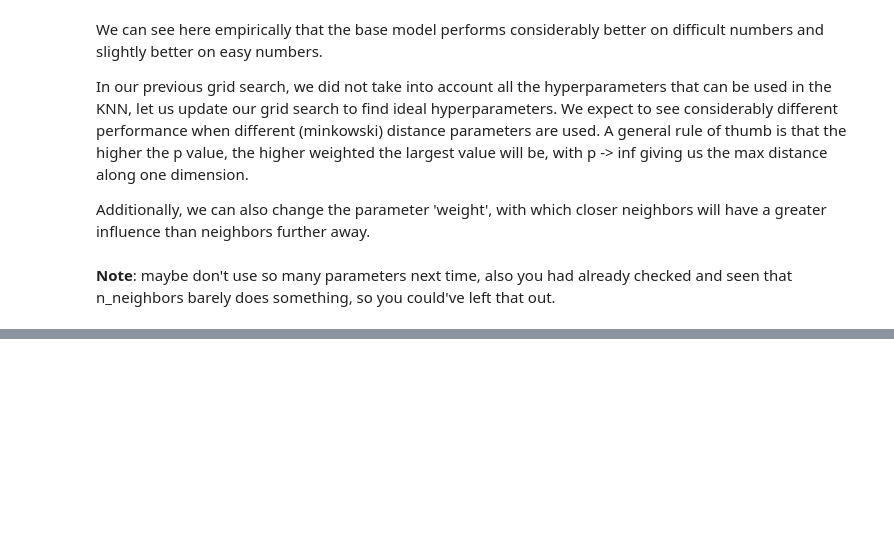
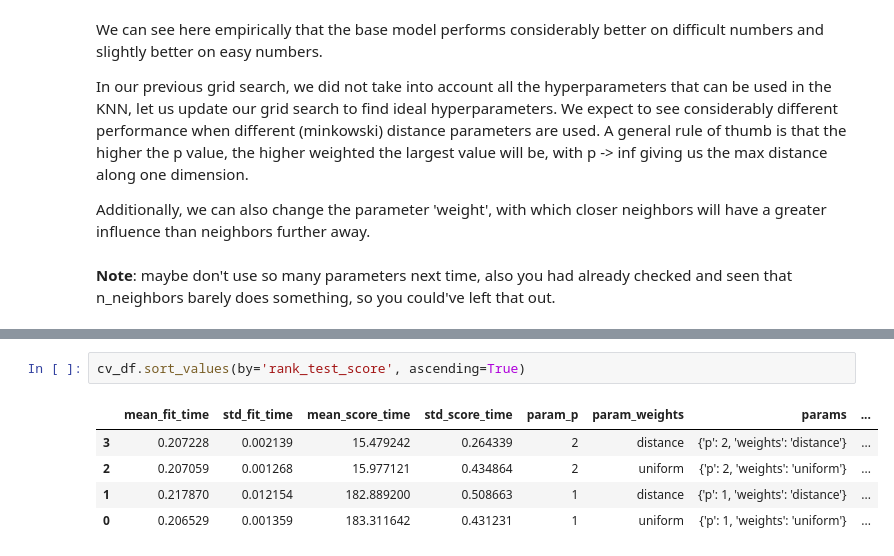
Before and after one commit to Kena-Njonge/HandsOnML, a Jupyter notebook: Chapter 3/MNISTClassifier.ipynb, the cells around one changed output, grey strips where cells are left out. Cells and saved outputs as stored; diff of their text form; blank space fills up the shorter version.

```diff
--- a/Chapter 3/MNISTClassifier.ipynb
+++ b/Chapter 3/MNISTClassifier.ipynb
@@ -338,0 +441,8 @@ print(cv_df)
+# %%
+cv_df.sort_values(by='rank_test_score', ascending=True)
+# %% [output]
+|  | mean_fit_time | std_fit_time | mean_score_time | std_score_time | param_p | param_weights | params | ... |
+| 3 | 0.207228 | 0.002139 | 15.479242 | 0.264339 | 2 | distance | {'p': 2, 'weights': 'distance'} | ... |
+| 2 | 0.207059 | 0.001268 | 15.977121 | 0.434864 | 2 | uniform | {'p': 2, 'weights': 'uniform'} | ... |
+| 1 | 0.217870 | 0.012154 | 182.889200 | 0.508663 | 1 | distance | {'p': 1, 'weights': 'distance'} | ... |
+| 0 | 0.206529 | 0.001359 | 183.311642 | 0.431231 | 1 | uniform | {'p': 1, 'weights': 'uniform'} | ... |
```
Also changed, not shown: parts of 40 cells of this notebook.
